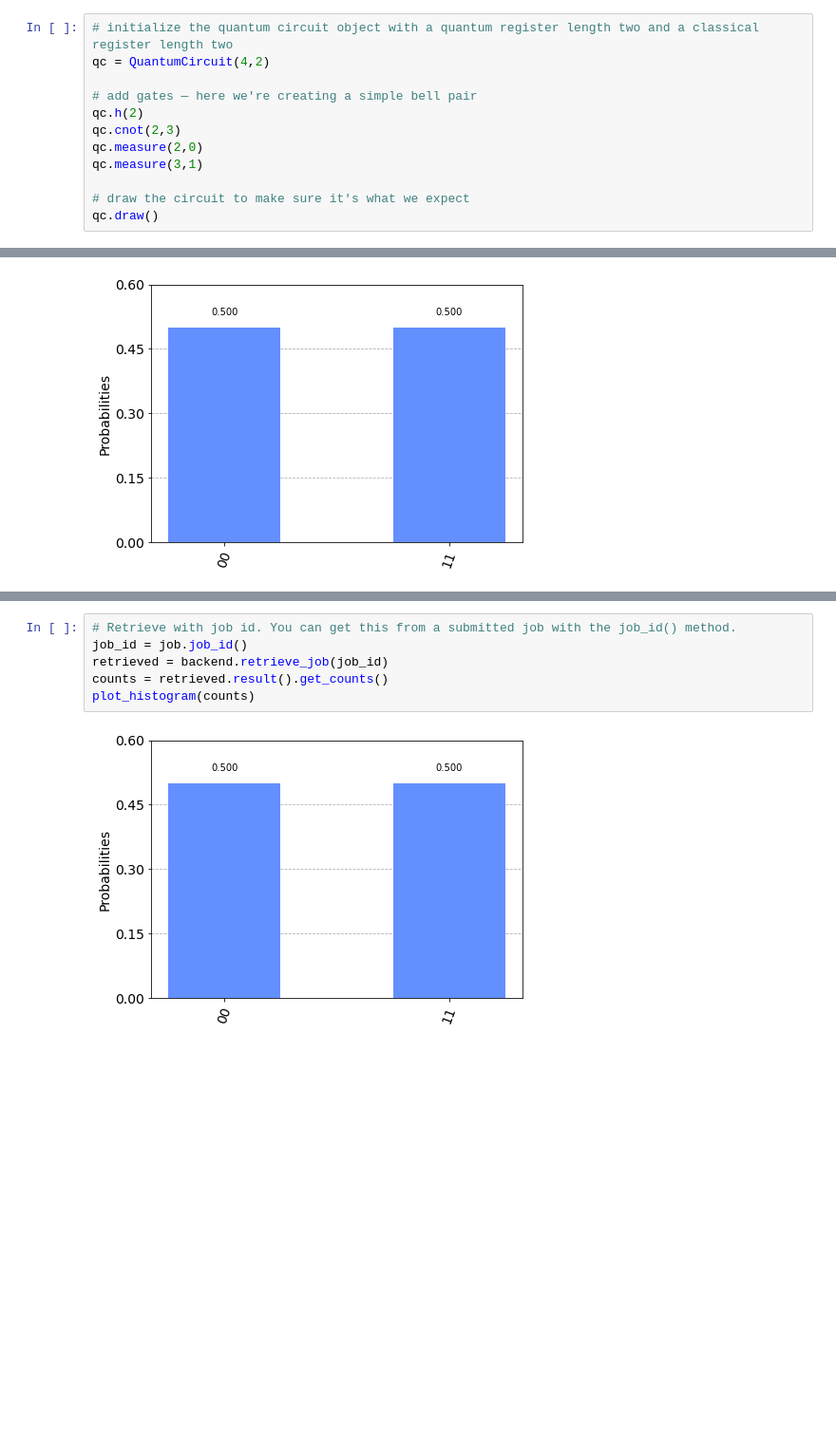
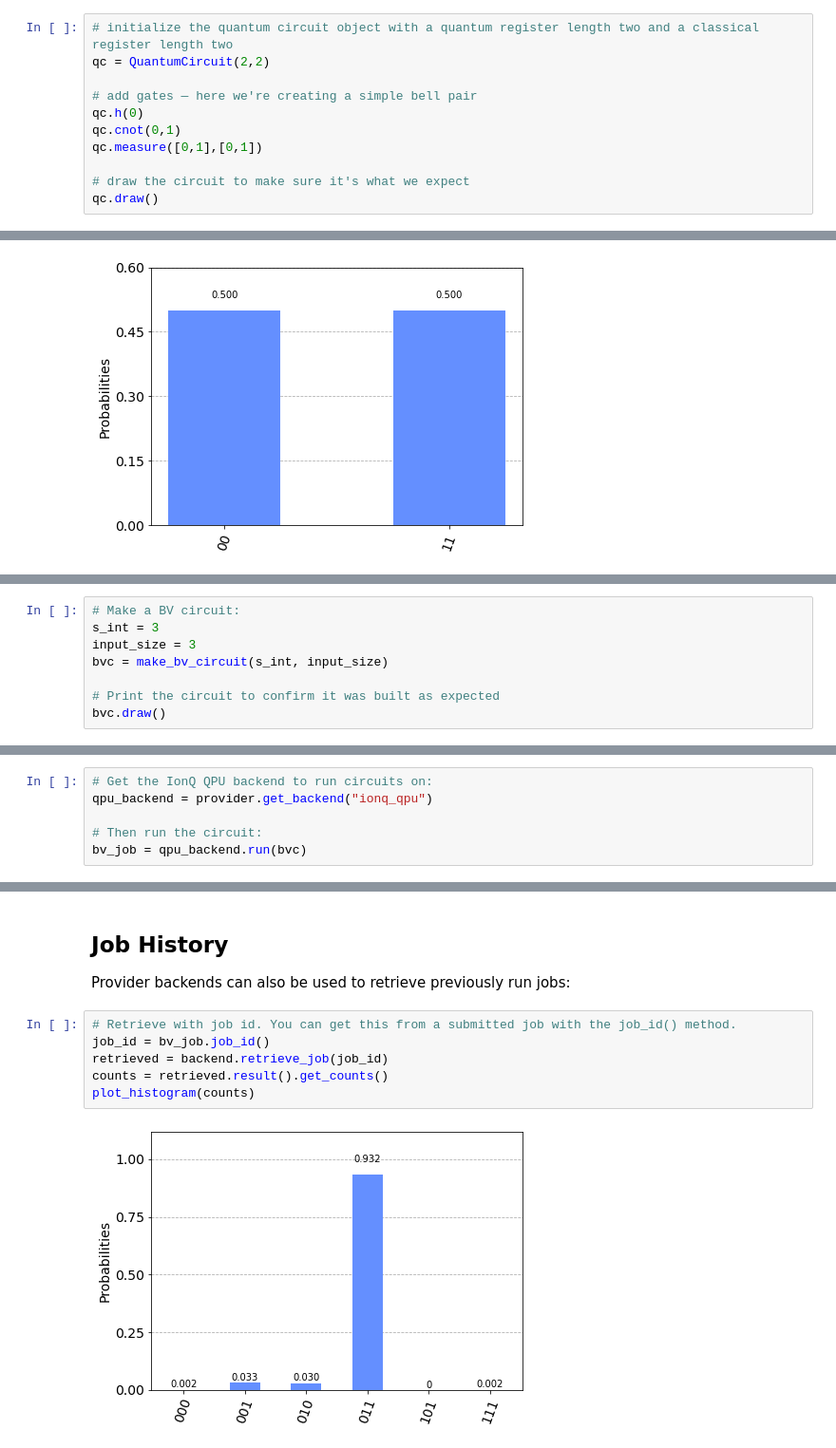
Before and after one commit to qiskit-community/qiskit-ionq, a Jupyter notebook: example/example.ipynb, the cells around one changed output, grey strips where cells are left out. Shown at 95% size. Saved outputs shown, nothing was run; the diff lists cells and outputs as text; blank space fills up the shorter version.

```diff
--- a/example/example.ipynb
+++ b/example/example.ipynb
@@ -26,12 +41,11 @@ There are only a few things to note: IonQ backends do not allow arbitrary unitar
 # %%
 # initialize the quantum circuit object with a quantum register length two and a classical register length two
-qc = QuantumCircuit(4,2)
+qc = QuantumCircuit(2,2)
 
 # add gates — here we're creating a simple bell pair
-qc.h(2)
-qc.cnot(2,3)
-qc.measure(2,0)
-qc.measure(3,1)
+qc.h(0)
+qc.cnot(0,1)
+qc.measure([0,1],[0,1])
 
 # draw the circuit to make sure it's what we expect
 qc.draw()
@@ -80,0 +150,8 @@ You can use the `backend.retrieve_job(job_id)` method to get jobs that you've pr
+# %%
+# Make a BV circuit:
+s_int = 3
+input_size = 3
+bvc = make_bv_circuit(s_int, input_size)
+
+# Print the circuit to confirm it was built as expected
+bvc.draw()
@@ -80,0 +173,6 @@ You can use the `backend.retrieve_job(job_id)` method to get jobs that you've pr
+# %%
+# Get the IonQ QPU backend to run circuits on:
+qpu_backend = provider.get_backend("ionq_qpu")
+
+# Then run the circuit:
+bv_job = qpu_backend.run(bvc)
@@ -81,8 +202,12 @@ You can use the `backend.retrieve_job(job_id)` method to get jobs that you've pr
+# %% [markdown]
+## Job History
+
+Provider backends can also be used to retrieve previously run jobs:
 # %%
 # Retrieve with job id. You can get this from a submitted job with the job_id() method.
-job_id = job.job_id()
+job_id = bv_job.job_id()
 retrieved = backend.retrieve_job(job_id)
 counts = retrieved.result().get_counts()
 plot_histogram(counts)
 # %% [output]
-[figure, old version]
+[figure, new version]
```
Also changed, not shown: parts of 23 cells of this notebook.
